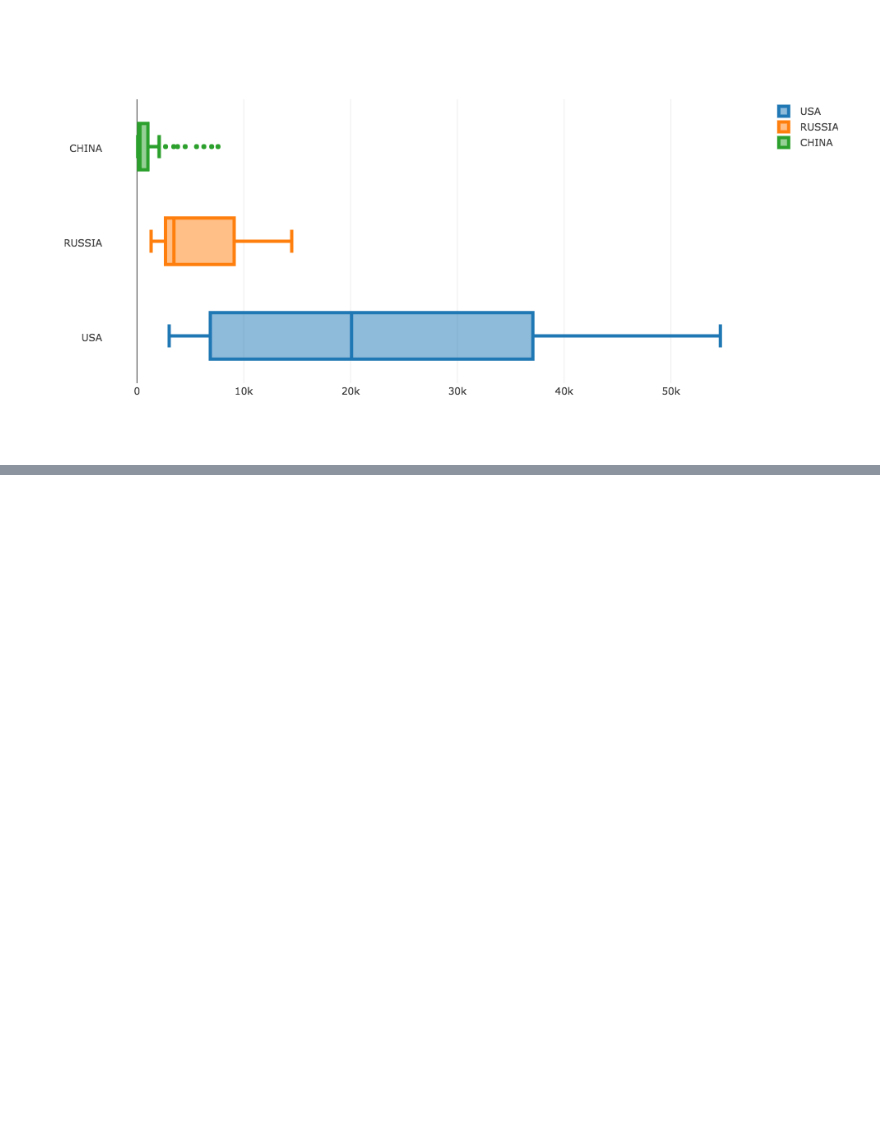
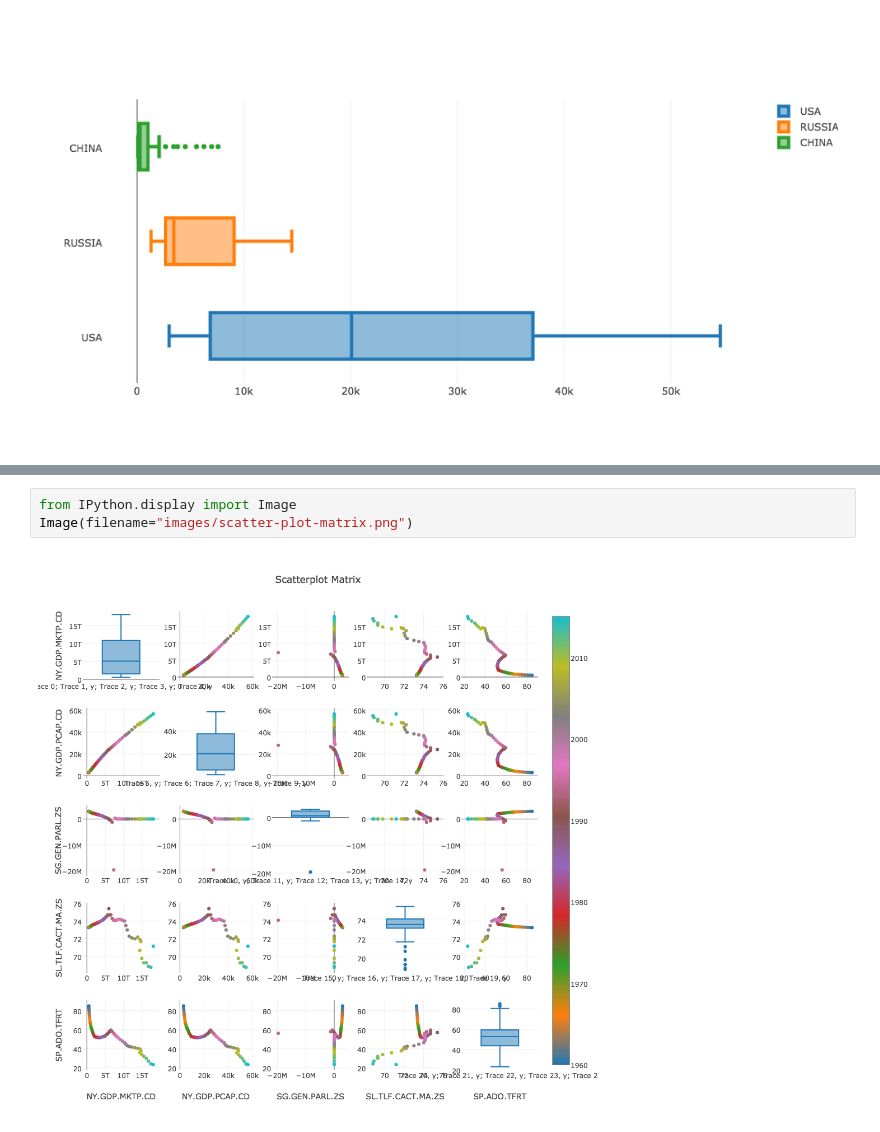
Before and after one commit to sanjayj/SMUMSDS2016, a Jupyter notebook: WDI_Sanjay_Plotly.ipynb, the cells around one changed output, grey strips where cells are left out. Cells and saved outputs as stored; diff of their text form; blank space fills up the shorter version.

```diff
--- a/WDI_Sanjay_Plotly.ipynb
+++ b/WDI_Sanjay_Plotly.ipynb
@@ -220,0 +288,5 @@ Image(filename="images/WDI-GDP-Box.png")
+# %%
+from IPython.display import Image
+Image(filename="images/scatter-plot-matrix.png")
+# %% [output]
+[figure, added]
```
Also changed, not shown: parts of 7 cells of this notebook, 1 other file.
